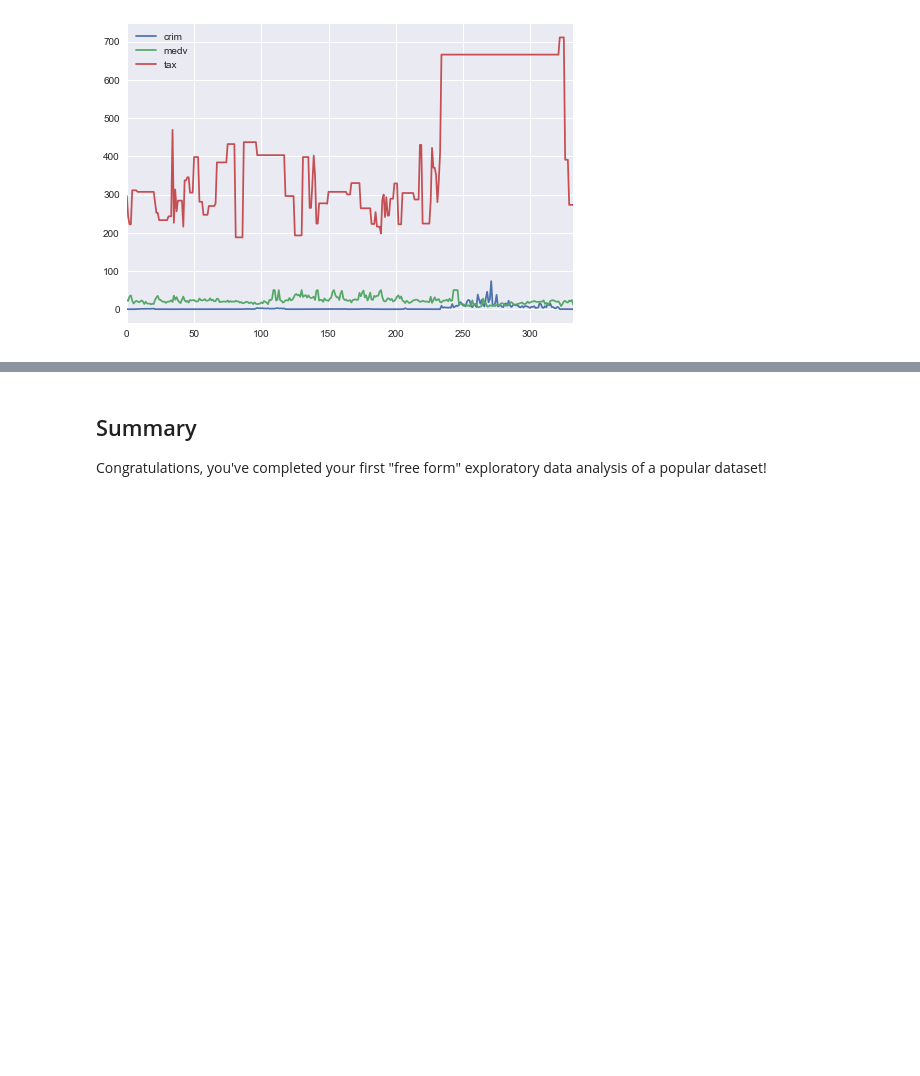
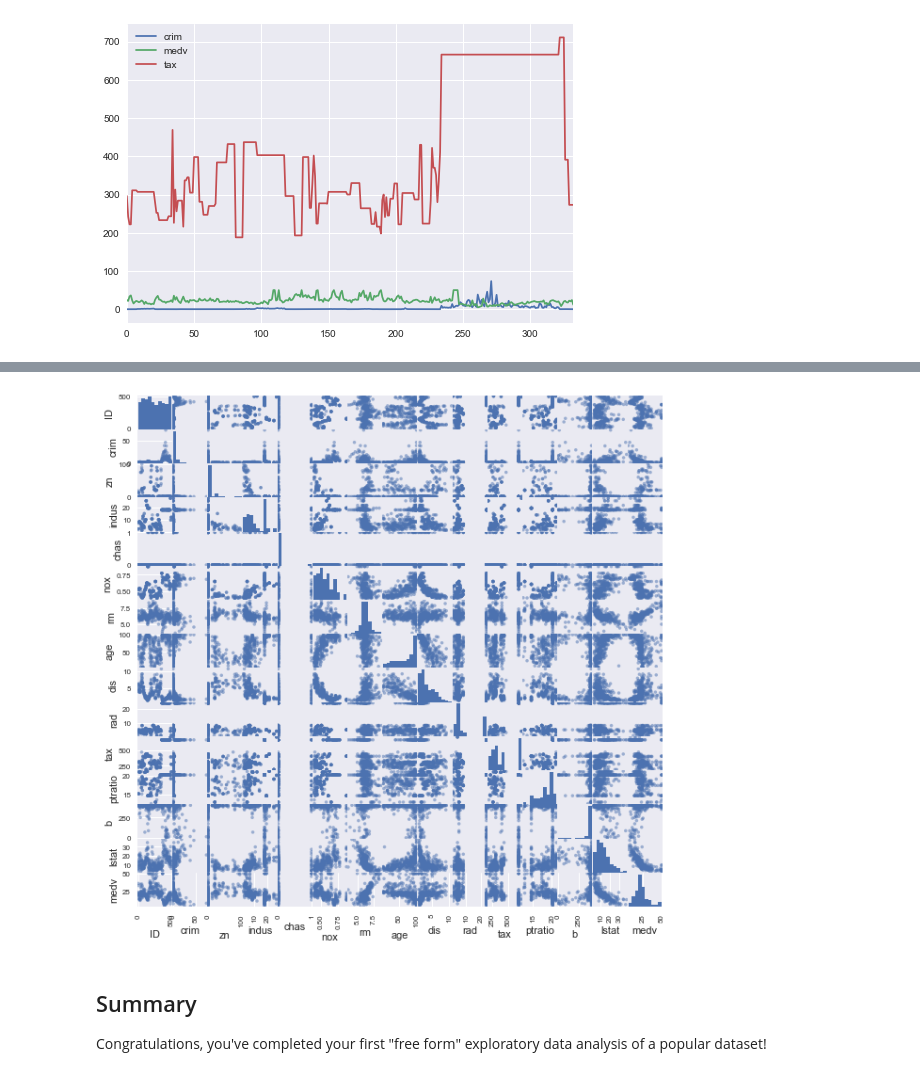
Before and after one commit to MoJoMoon/dsc-project-eda-with-pandas-onl01-dtsc-ft-012120, a Jupyter notebook: index.ipynb, the cells around one changed output, grey strips where cells are left out. Saved outputs shown, nothing was run; the diff lists cells and outputs as text; code cells hidden in the pictures; blank space fills up the shorter version.

```diff
--- a/index.ipynb
+++ b/index.ipynb
@@ -274,3 +280,7 @@ sns.pairplot(value_df)
+# %%
+pd.plotting.scatter_matrix(df, figsize=(10,10));
+# %% [output]
+[figure, added]
 # %% [markdown]
 ## Summary
 
```
Also changed, not shown: parts of 8 cells of this notebook.
